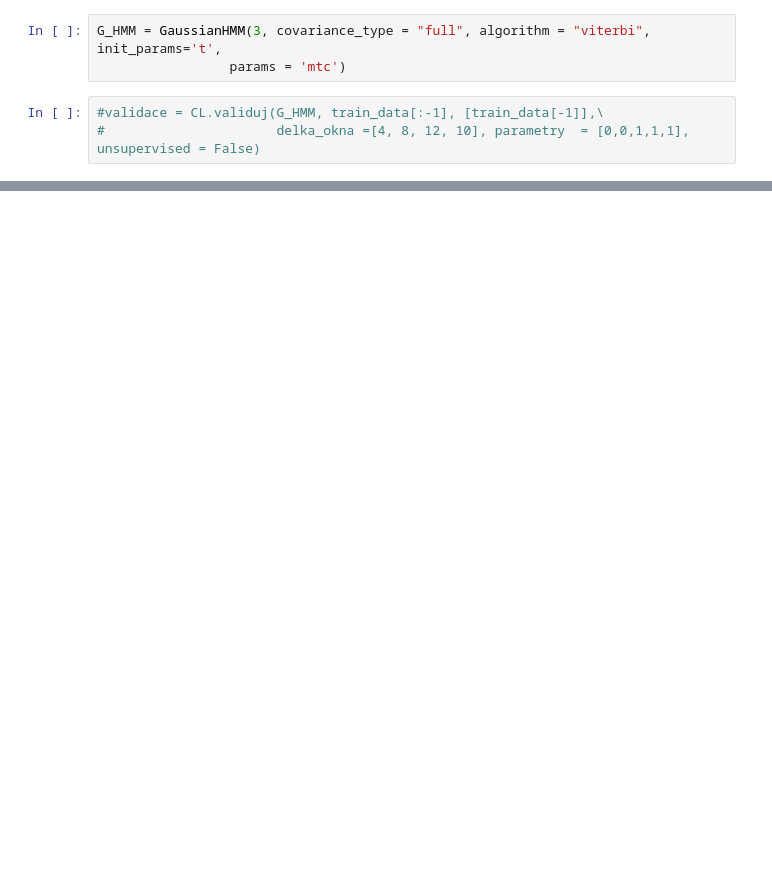
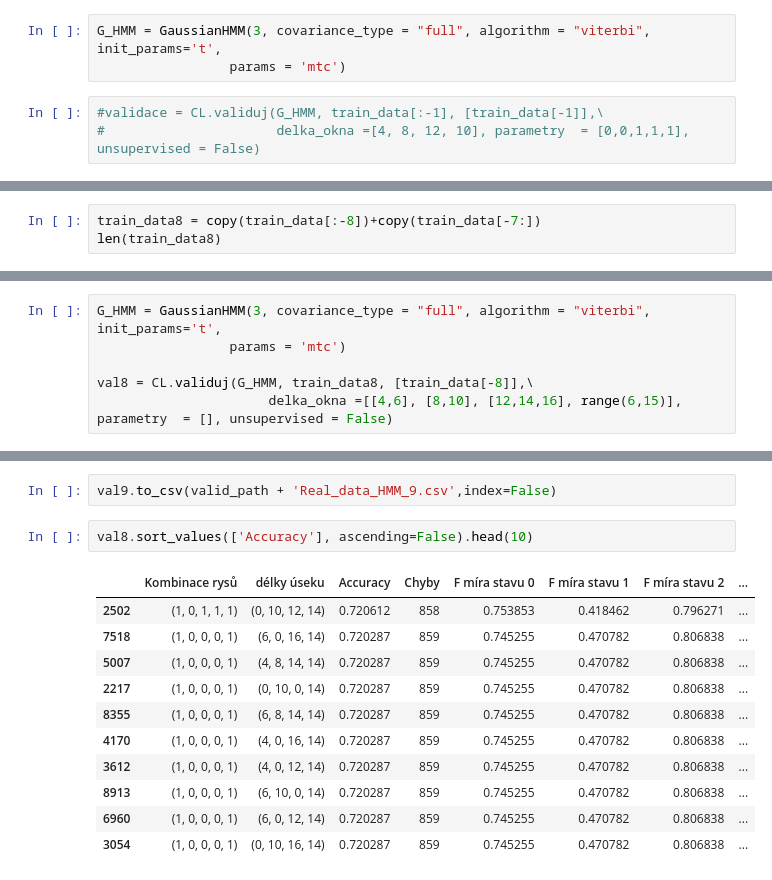
Before and after one commit to TheMrGhostman/Bak_projekt, a Jupyter notebook: Modifikovaný HMM pro Reálná data.ipynb, the cells around one changed output, grey strips where cells are left out. Drawn from its saved outputs; the diff is of its cells as text; blank space fills up the shorter version.

```diff
--- a/Modifikovaný HMM pro Reálná data.ipynb
+++ b/Modifikovaný HMM pro Reálná data.ipynb
@@ -164,0 +224,3 @@ valid_path
+# %%
+train_data8 = copy(train_data[:-8])+copy(train_data[-7:])
+len(train_data8)
@@ -164,0 +229,6 @@ valid_path
+# %%
+G_HMM = GaussianHMM(3, covariance_type = "full", algorithm = "viterbi", init_params='t',
+                 params = 'mtc')
+
+val8 = CL.validuj(G_HMM, train_data8, [train_data[-8]],\
+                      delka_okna =[[4,6], [8,10], [12,14,16], range(6,15)], parametry  = [], unsupervised = False)
@@ -164,0 +258,16 @@ valid_path
+# %%
+val9.to_csv(valid_path + 'Real_data_HMM_9.csv',index=False)
+# %%
+val8.sort_values(['Accuracy'], ascending=False).head(10)
+# %% [output]
+|  | Kombinace rysů | délky úseku | Accuracy | Chyby | F míra stavu 0 | F míra stavu 1 | F míra stavu 2 | ... |
+| 2502 | (1, 0, 1, 1, 1) | (0, 10, 12, 14) | 0.720612 | 858 | 0.753853 | 0.418462 | 0.796271 | ... |
+| 7518 | (1, 0, 0, 0, 1) | (6, 0, 16, 14) | 0.720287 | 859 | 0.745255 | 0.470782 | 0.806838 | ... |
+| 5007 | (1, 0, 0, 0, 1) | (4, 8, 14, 14) | 0.720287 | 859 | 0.745255 | 0.470782 | 0.806838 | ... |
+| 2217 | (1, 0, 0, 0, 1) | (0, 10, 0, 14) | 0.720287 | 859 | 0.745255 | 0.470782 | 0.806838 | ... |
+| 8355 | (1, 0, 0, 0, 1) | (6, 8, 14, 14) | 0.720287 | 859 | 0.745255 | 0.470782 | 0.806838 | ... |
+| 4170 | (1, 0, 0, 0, 1) | (4, 0, 16, 14) | 0.720287 | 859 | 0.745255 | 0.470782 | 0.806838 | ... |
+| 3612 | (1, 0, 0, 0, 1) | (4, 0, 12, 14) | 0.720287 | 859 | 0.745255 | 0.470782 | 0.806838 | ... |
+| 8913 | (1, 0, 0, 0, 1) | (6, 10, 0, 14) | 0.720287 | 859 | 0.745255 | 0.470782 | 0.806838 | ... |
+| 6960 | (1, 0, 0, 0, 1) | (6, 0, 12, 14) | 0.720287 | 859 | 0.745255 | 0.470782 | 0.806838 | ... |
+| 3054 | (1, 0, 0, 0, 1) | (0, 10, 16, 14) | 0.720287 | 859 | 0.745255 | 0.470782 | 0.806838 | ... |
```
Also changed, not shown: parts of 36 cells of this notebook, 15 other files.
